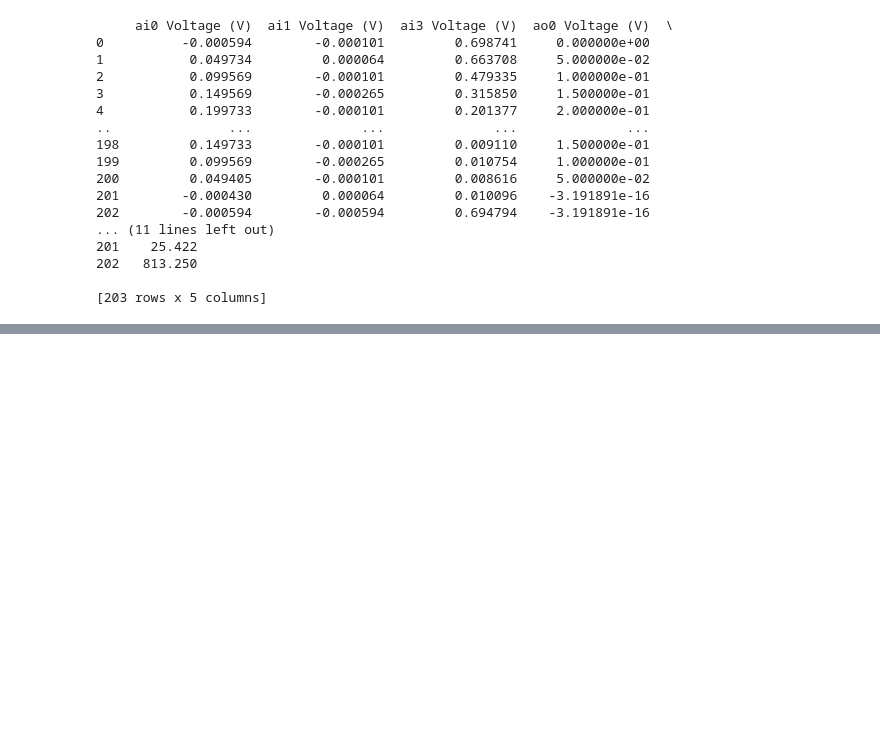
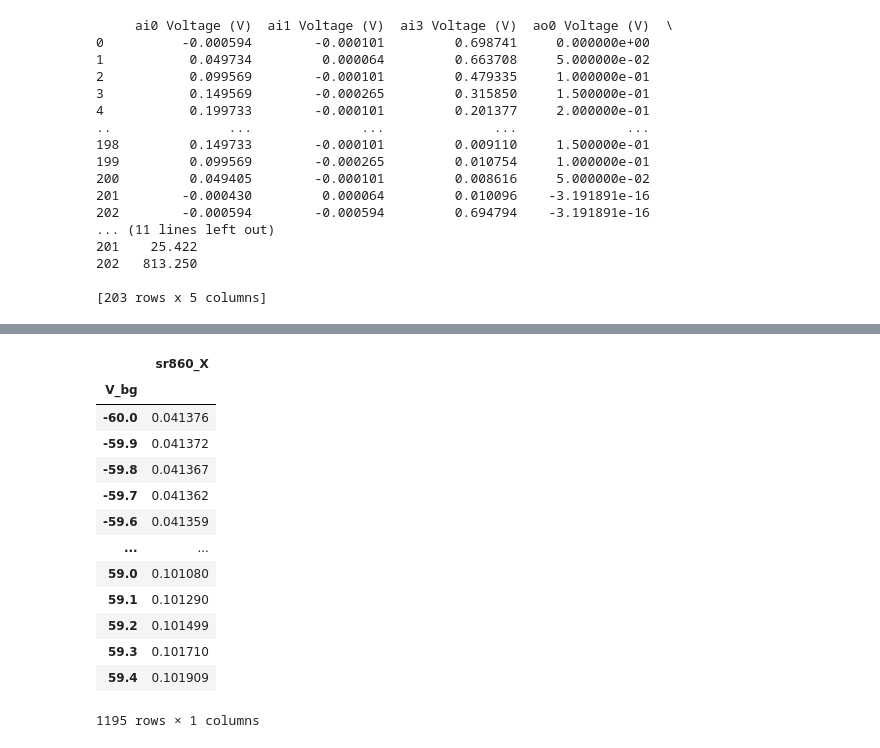
Before and after one commit to nanophys/MeasureIt, a Jupyter notebook: export_to_csv.ipynb, the cells around one changed output, grey strips where cells are left out. Cells and saved outputs as stored; diff of their text form; code cells hidden in the pictures; blank space fills up the shorter version.

```diff
--- a/export_to_csv.ipynb
+++ b/export_to_csv.ipynb
@@ -286,0 +421,19 @@ export_ds.to_csv(os.environ['MeasureItHome']+'\\Databases\\new_export.csv')
+# %%
+df['sr860_X'].index.name='V_bg'
+# %%
+df['sr860_X']
+# %% [output]
+|  | sr860_X |
+| V_bg |  |
+| -60.0 | 0.041376 |
+| -59.9 | 0.041372 |
+| -59.8 | 0.041367 |
+| -59.7 | 0.041362 |
+| -59.6 | 0.041359 |
+| ... | ... |
+| 59.0 | 0.101080 |
+| 59.1 | 0.101290 |
+| 59.2 | 0.101499 |
+| 59.3 | 0.101710 |
+| 59.4 | 0.101909 |
+1195 rows × 1 columns
```
Also changed, not shown: parts of 14 cells of this notebook.
